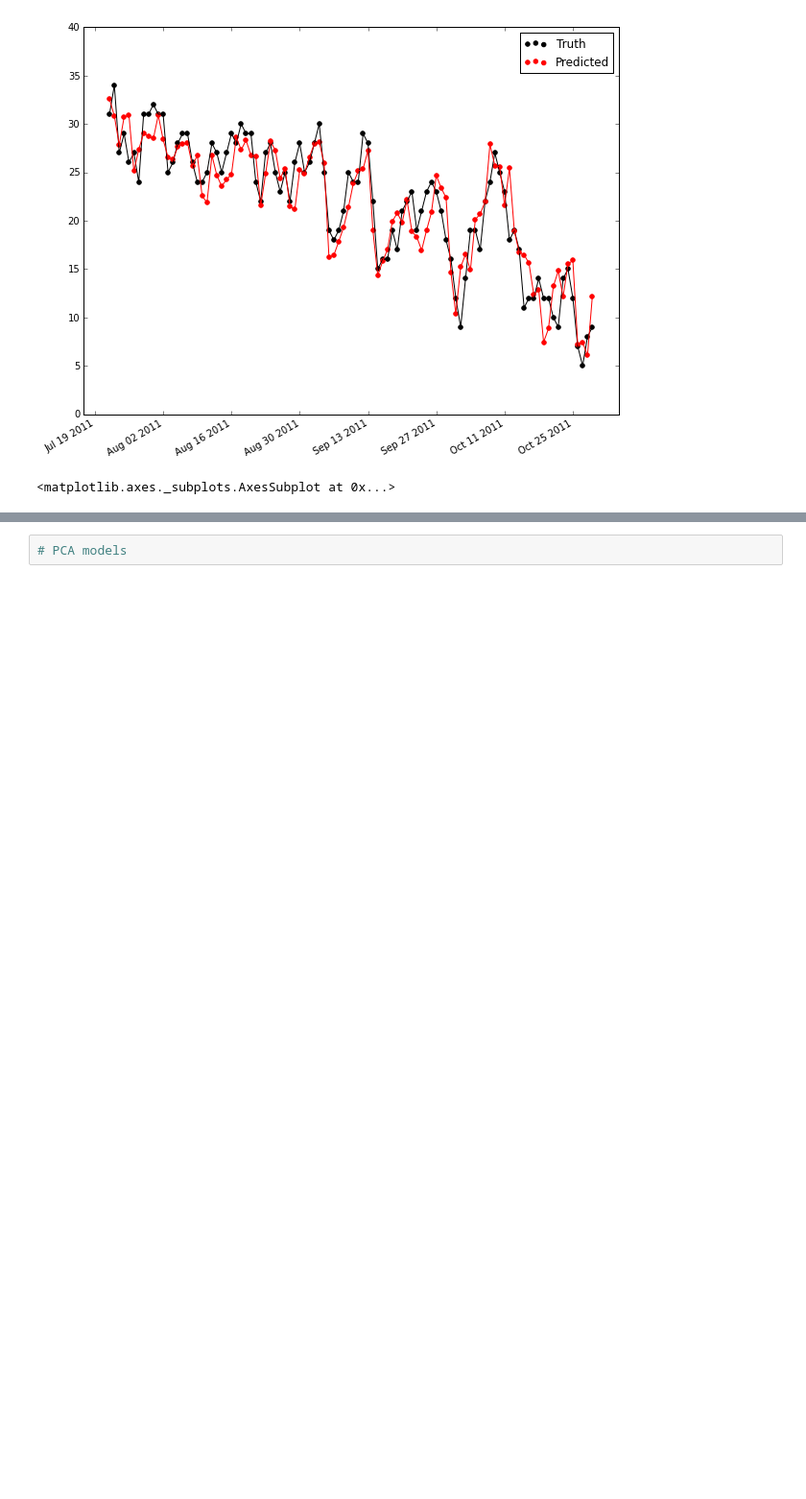
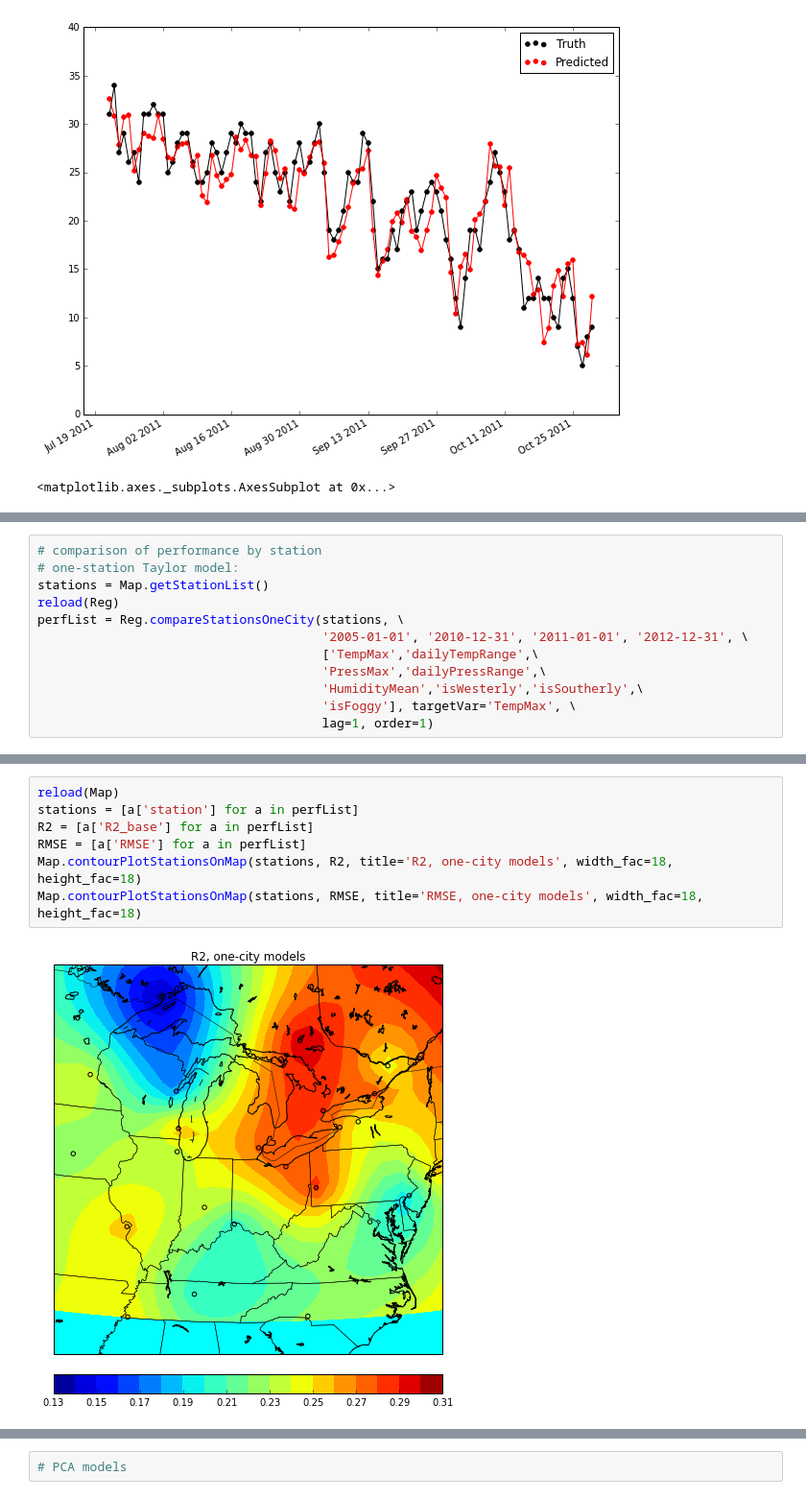
Before and after one commit to majorgowan/wpwp, a Jupyter notebook: Scraping/Notebooks/wU_Regression_models.ipynb, the cells around one changed output, grey strips where cells are left out. Shown at 96% size. Cells and saved outputs as stored; diff of their text form; blank space fills up the shorter version.

```diff
--- a/Scraping/Notebooks/wU_Regression_models.ipynb
+++ b/Scraping/Notebooks/wU_Regression_models.ipynb
@@ -261,0 +392,12 @@ There were 0 4-sigma events!
+# %%
+# comparison of performance by station
+# one-station Taylor model:
+stations = Map.getStationList()
+reload(Reg)
+perfList = Reg.compareStationsOneCity(stations, \
+                                      '2005-01-01', '2010-12-31', '2011-01-01', '2012-12-31', \
+                                      ['TempMax','dailyTempRange',\
+                                      'PressMax','dailyPressRange',\
+                                      'HumidityMean','isWesterly','isSoutherly',\
+                                      'isFoggy'], targetVar='TempMax', \
+                                      lag=1, order=1)
@@ -261,0 +422,9 @@ There were 0 4-sigma events!
+# %%
+reload(Map)
+stations = [a['station'] for a in perfList]
+R2 = [a['R2_base'] for a in perfList]
+RMSE = [a['RMSE'] for a in perfList]
+Map.contourPlotStationsOnMap(stations, R2, title='R2, one-city models', width_fac=18, height_fac=18)
+Map.contourPlotStationsOnMap(stations, RMSE, title='RMSE, one-city models', width_fac=18, height_fac=18)
+# %% [output]
+[figure, added]
```
Also changed, not shown: parts of 16 cells of this notebook, 2 other files.
